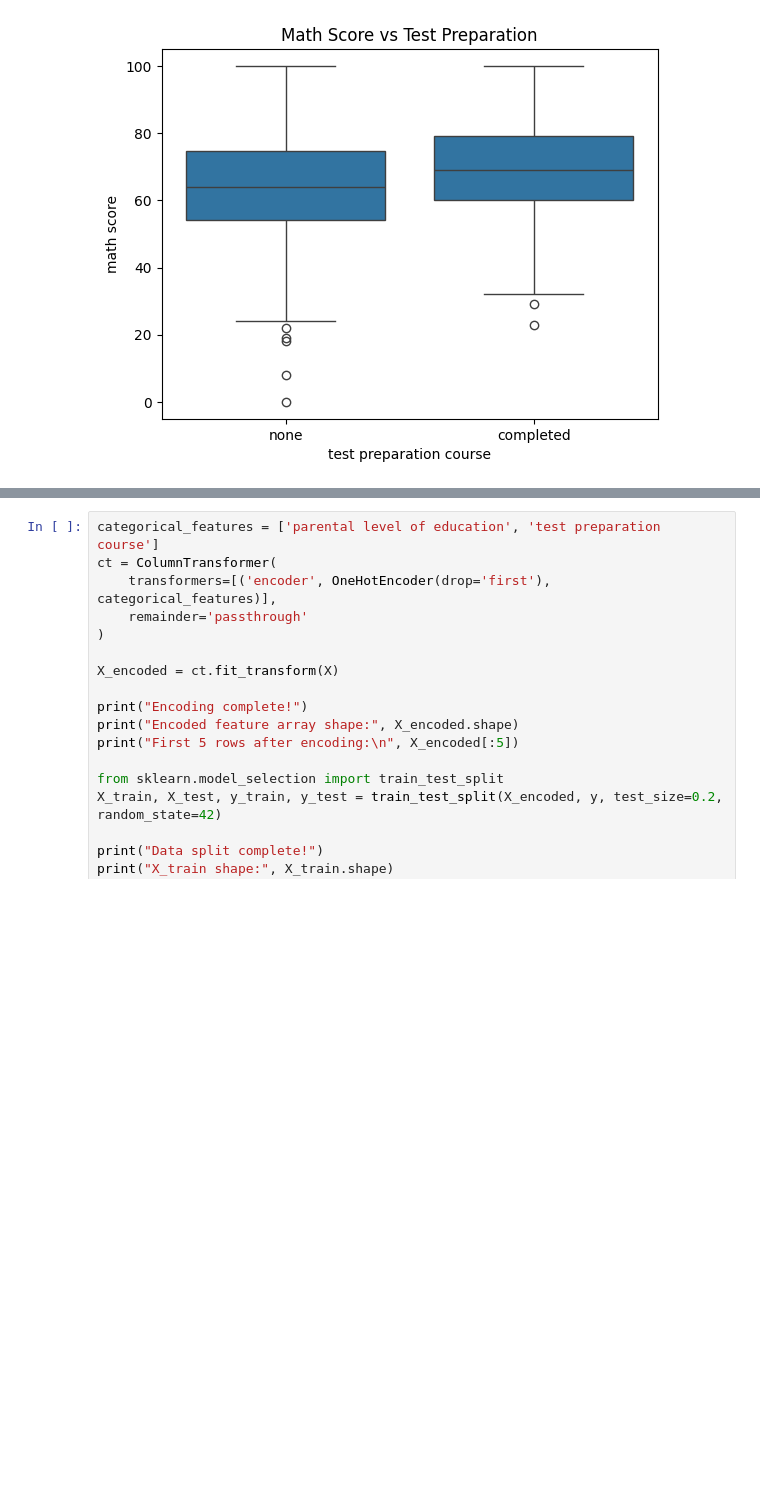
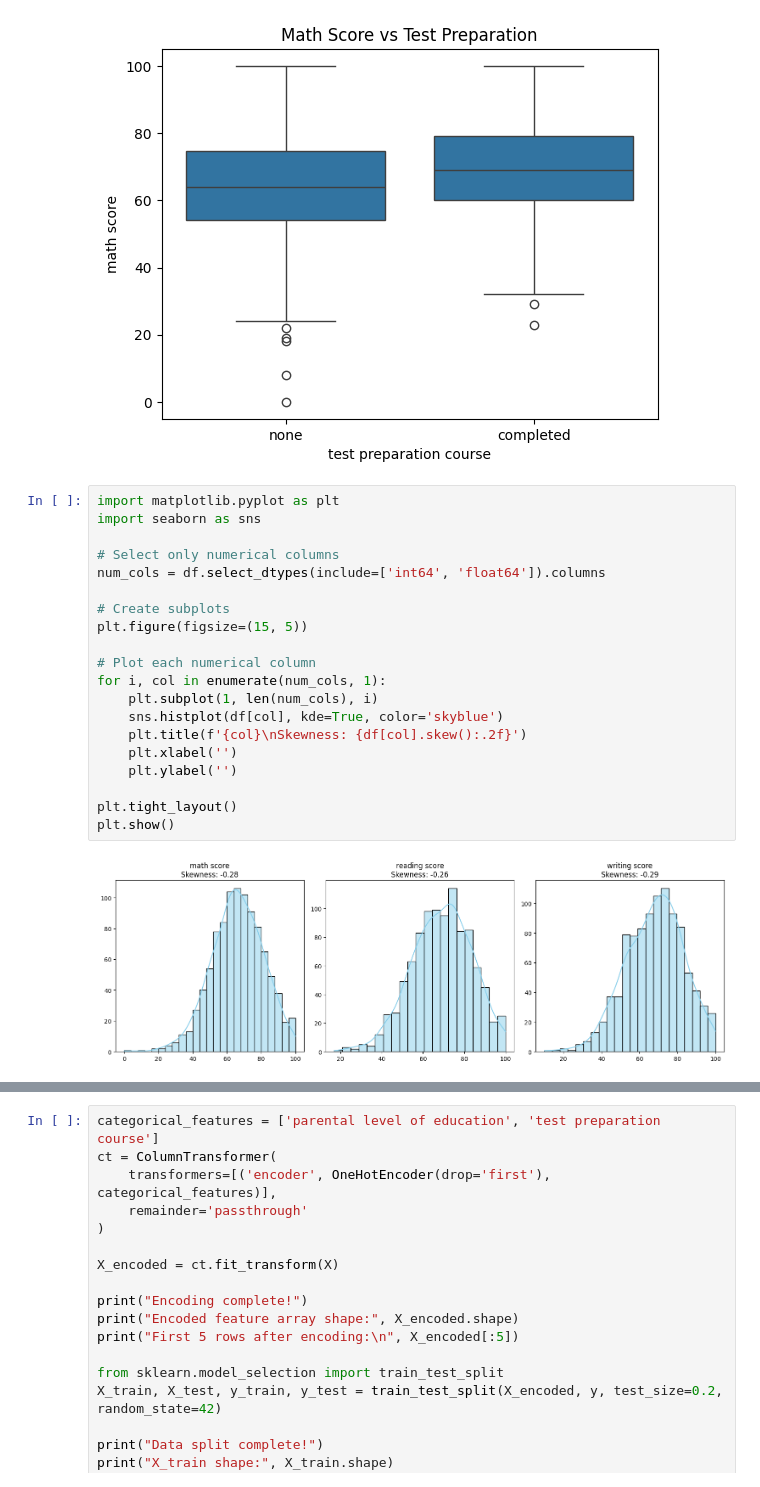
Before and after one commit to NISHAL-AT/STUDENT-PERFORMANCE, a Jupyter notebook: stper.ipynb, the cells around one changed output, grey strips where cells are left out. Cells and saved outputs as stored; diff of their text form; blank space fills up the shorter version.

```diff
--- a/stper.ipynb
+++ b/stper.ipynb
@@ -64,3 +64,25 @@ dtype: int64
 [figure]
 [figure]
 [figure]
+# %%
+import matplotlib.pyplot as plt
+import seaborn as sns
+
+# Select only numerical columns
+num_cols = df.select_dtypes(include=['int64', 'float64']).columns
+
+# Create subplots
+plt.figure(figsize=(15, 5))
+
+# Plot each numerical column
+for i, col in enumerate(num_cols, 1):
+    plt.subplot(1, len(num_cols), i)
+    sns.histplot(df[col], kde=True, color='skyblue')
+    plt.title(f'{col}\nSkewness: {df[col].skew():.2f}')
+    plt.xlabel('')
+    plt.ylabel('')
+
+plt.tight_layout()
+plt.show()
+# %% [output]
+[figure, added]
```
Also changed, not shown: parts of 3 cells of this notebook.
